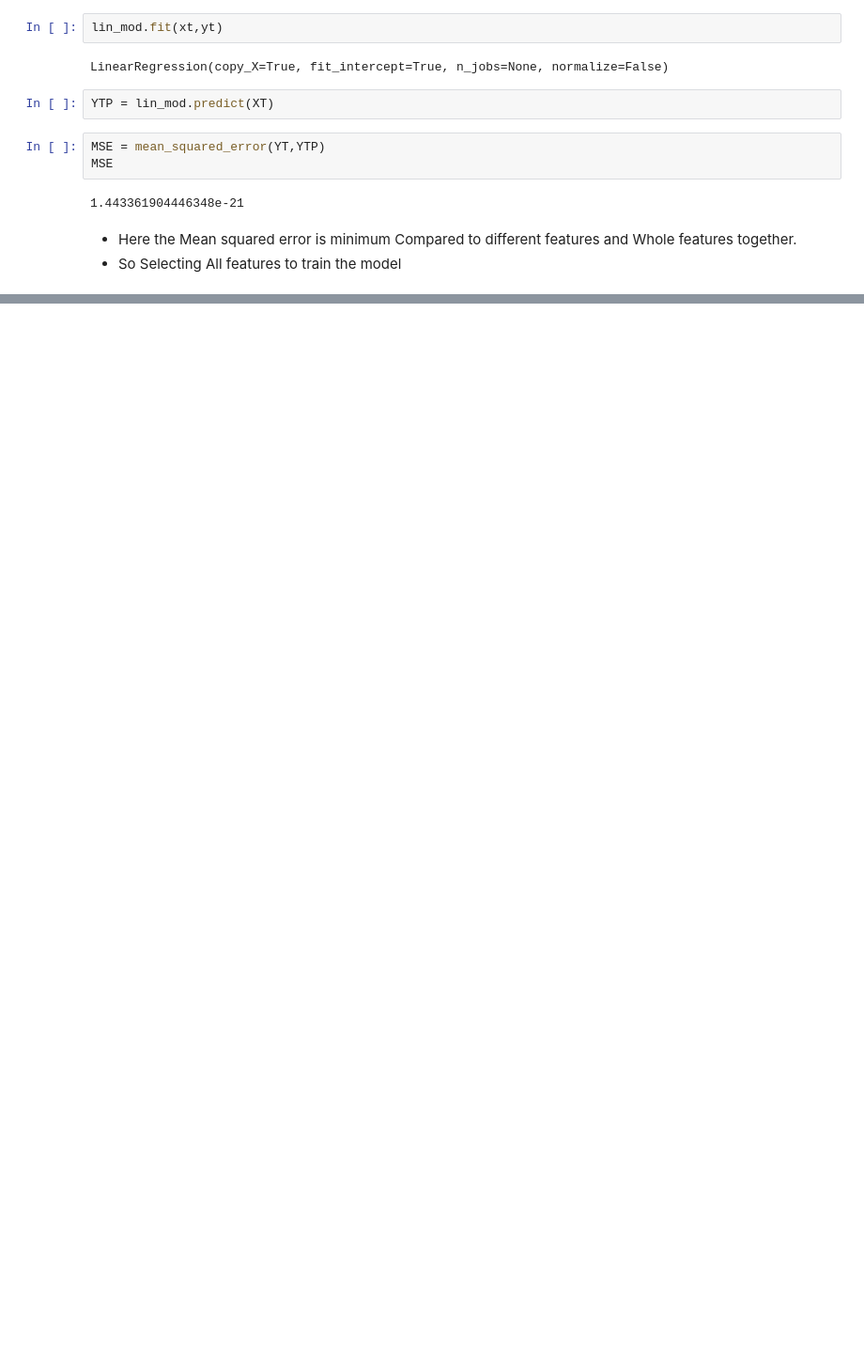
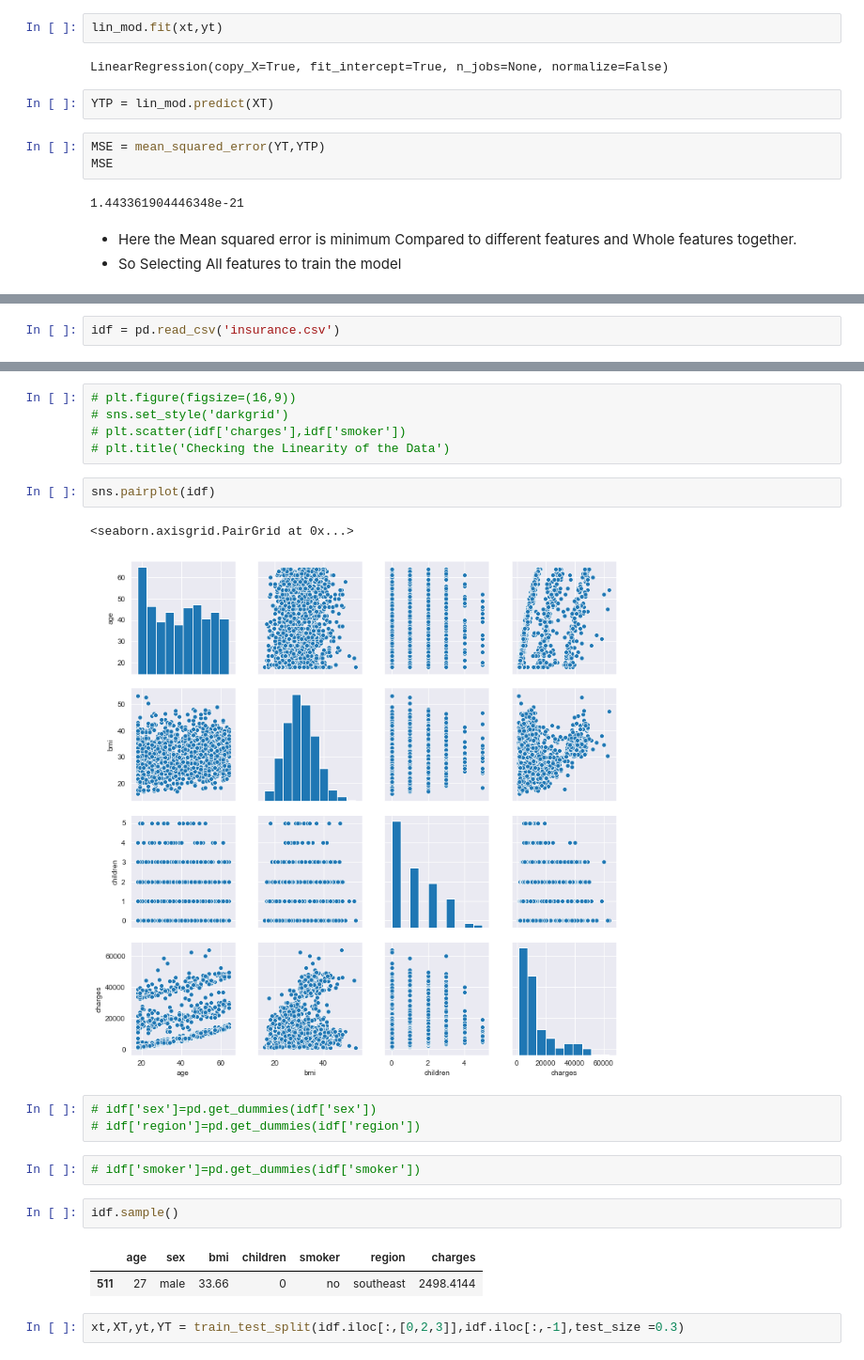
Before and after one commit to iausteenlova/ML-Supervised, a Jupyter notebook: Linear_model/Linear Regression.ipynb, the cells around one changed output, grey strips where cells are left out. Shown at 94% size. Cells and saved outputs as stored; diff of their text form; blank space fills up the shorter version.

```diff
--- a/Linear_model/Linear Regression.ipynb
+++ b/Linear_model/Linear Regression.ipynb
@@ -99,0 +199,2 @@ MSE
+# %%
+idf = pd.read_csv('insurance.csv')
@@ -99,0 +234,22 @@ MSE
+# %%
+# plt.figure(figsize=(16,9))
+# sns.set_style('darkgrid')
+# plt.scatter(idf['charges'],idf['smoker'])
+# plt.title('Checking the Linearity of the Data')
+# %%
+sns.pairplot(idf)
+# %% [output]
+<seaborn.axisgrid.PairGrid at 0x...>
+[figure, added]
+# %%
+# idf['sex']=pd.get_dummies(idf['sex'])
+# idf['region']=pd.get_dummies(idf['region'])
+# %%
+# idf['smoker']=pd.get_dummies(idf['smoker'])
+# %%
+idf.sample()
+# %% [output]
+|  | age | sex | bmi | children | smoker | region | charges |
+| 511 | 27 | male | 33.66 | 0 | no | southeast | 2498.4144 |
+# %%
+xt,XT,yt,YT = train_test_split(idf.iloc[:,[0,2,3]],idf.iloc[:,-1],test_size =0.3)
```
Also changed, not shown: parts of 51 cells of this notebook.
